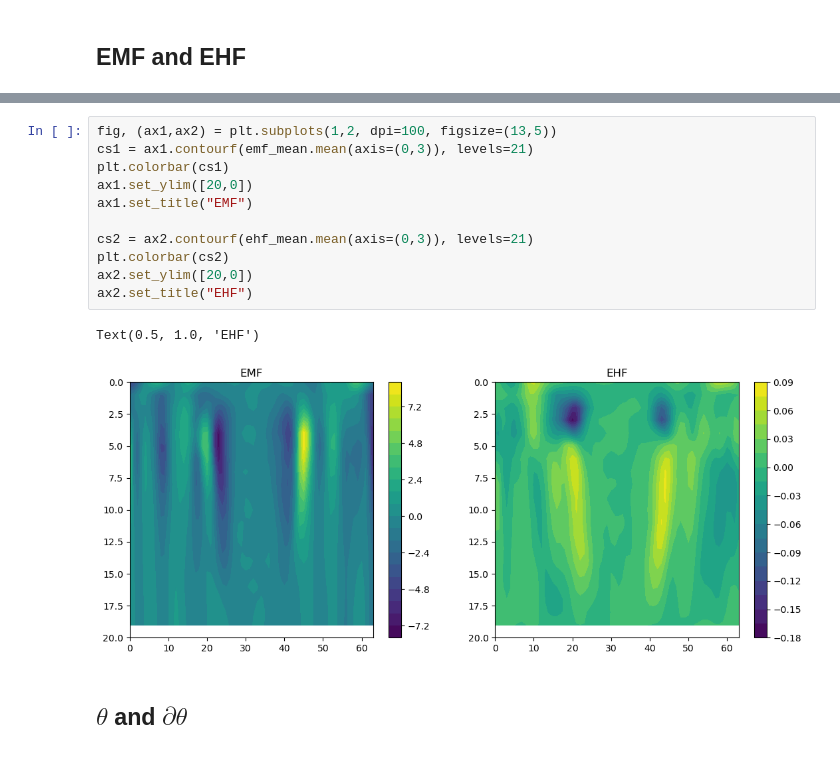
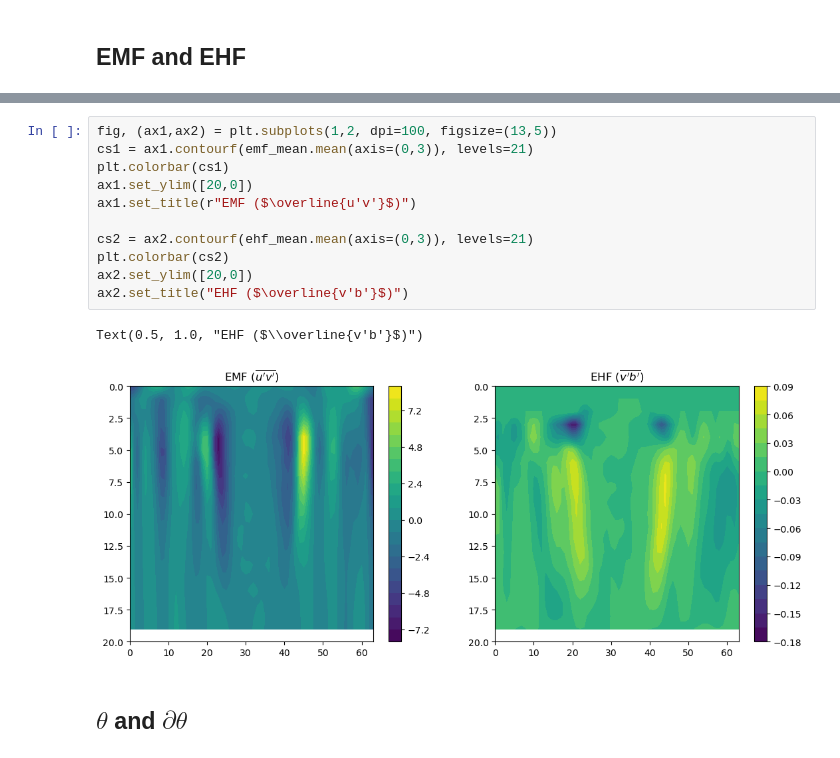
Before and after one commit to PeterChang1023/Moist_Dycore, a Jupyter notebook: EP_flux.ipynb, the cells around one changed output, grey strips where cells are left out. Cells and saved outputs as stored; diff of their text form.

```diff
--- a/EP_flux.ipynb
+++ b/EP_flux.ipynb
@@ -662,17 +743,17 @@ EMF and EHF progress:
 # %%
 fig, (ax1,ax2) = plt.subplots(1,2, dpi=100, figsize=(13,5))
 cs1 = ax1.contourf(emf_mean.mean(axis=(0,3)), levels=21)
 plt.colorbar(cs1)
 ax1.set_ylim([20,0])
-ax1.set_title("EMF")
+ax1.set_title(r"EMF ($\overline{u'v'}$)")
 
 cs2 = ax2.contourf(ehf_mean.mean(axis=(0,3)), levels=21)
 plt.colorbar(cs2)
 ax2.set_ylim([20,0])
-ax2.set_title("EHF")
+ax2.set_title("EHF ($\overline{v'b'}$)")
 # %% [output]
-Text(0.5, 1.0, 'EHF')
+Text(0.5, 1.0, "EHF ($\\overline{v'b'}$)")
-[figure, old version]
+[figure, new version]
 # %% [markdown]
 ## $\theta$ and $\partial \theta$
 # %%
```
Also changed, not shown: parts of 30 cells of this notebook.
